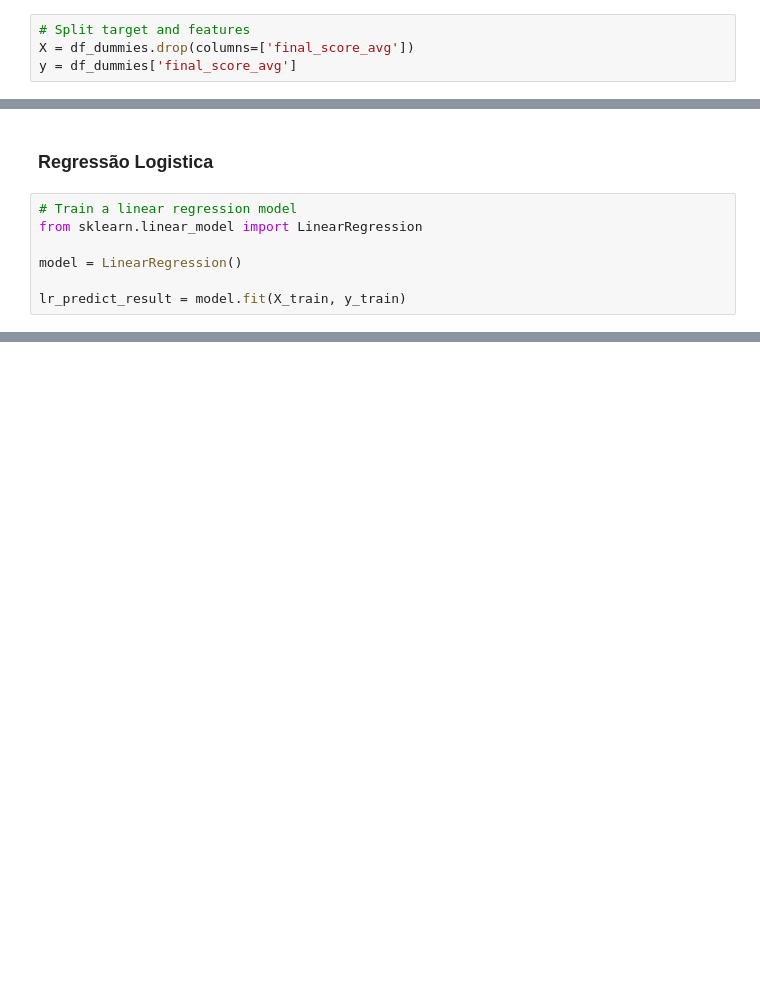
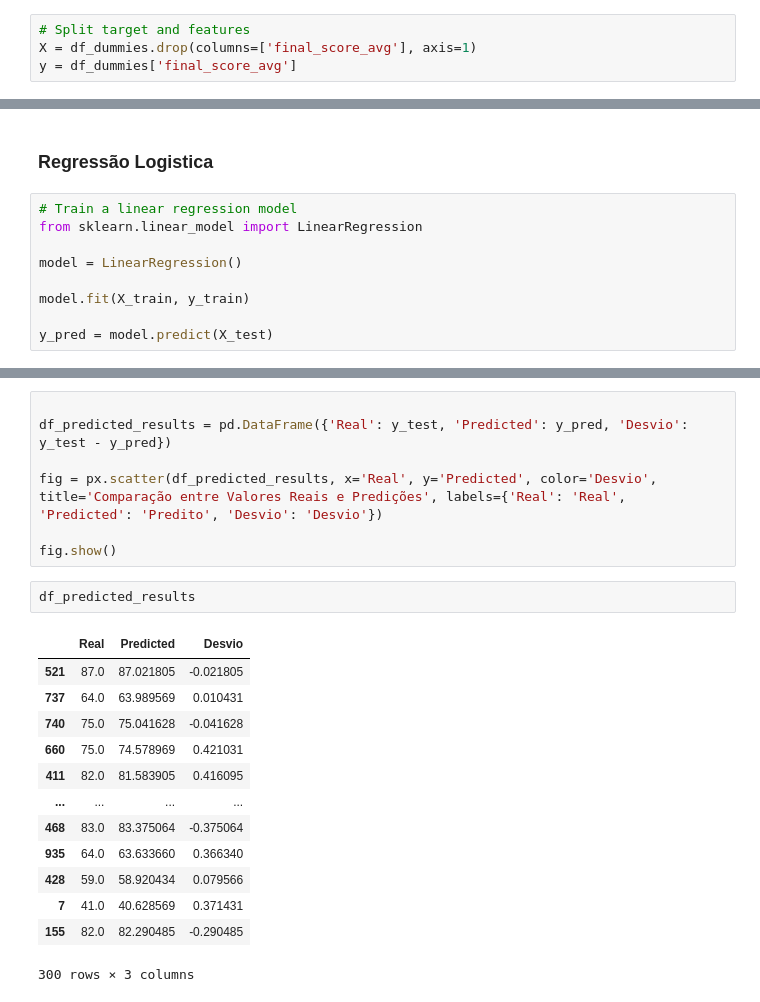
Before and after one commit to diogofaria73/puc-minas-ia, a Jupyter notebook: machine-learning-final/src/main.ipynb, the cells around one changed output, grey strips where cells are left out. Drawn from its saved outputs; the diff is of its cells as text; blank space fills up the shorter version.

Commit message:
Final version - Linear Regresion Model to predict students perforamnce

```diff
--- a/machine-learning-final/src/main.ipynb
+++ b/machine-learning-final/src/main.ipynb
@@ -200,7 +200,7 @@ fig.show()
 df_dummies = pd.get_dummies(df, columns=['gender', 'lunch', 'parental_level_of_education', 'race_ethnicity', 'test_preparation_course'])
 # %%
 # Split target and features
-X = df_dummies.drop(columns=['final_score_avg'])
+X = df_dummies.drop(columns=['final_score_avg'], axis=1)
 y = df_dummies['final_score_avg']
 # %%
 # Split the data into training and test sets
@@ -215,5 +216,7 @@ from sklearn.linear_model import LinearRegression
 
 model = LinearRegression()
 
-lr_predict_result = model.fit(X_train, y_train)
+model.fit(X_train, y_train)
+
+y_pred = model.predict(X_test)
 # %%
@@ -285,0 +303,23 @@ Score: 0.9996941579270728
+# %%
+
+df_predicted_results = pd.DataFrame({'Real': y_test, 'Predicted': y_pred, 'Desvio': y_test - y_pred})
+
+fig = px.scatter(df_predicted_results, x='Real', y='Predicted', color='Desvio', title='Comparação entre Valores Reais e Predições', labels={'Real': 'Real', 'Predicted': 'Predito', 'Desvio': 'Desvio'})
+
+fig.show()
+# %%
+df_predicted_results
+# %% [output]
+|  | Real | Predicted | Desvio |
+| 521 | 87.0 | 87.021805 | -0.021805 |
+| 737 | 64.0 | 63.989569 | 0.010431 |
+| 740 | 75.0 | 75.041628 | -0.041628 |
+| 660 | 75.0 | 74.578969 | 0.421031 |
+| 411 | 82.0 | 81.583905 | 0.416095 |
+| ... | ... | ... | ... |
+| 468 | 83.0 | 83.375064 | -0.375064 |
+| 935 | 64.0 | 63.633660 | 0.366340 |
+| 428 | 59.0 | 58.920434 | 0.079566 |
+| 7 | 41.0 | 40.628569 | 0.371431 |
+| 155 | 82.0 | 82.290485 | -0.290485 |
+300 rows × 3 columns
```
Also changed, not shown: parts of 11 cells of this notebook, 6 other files.
